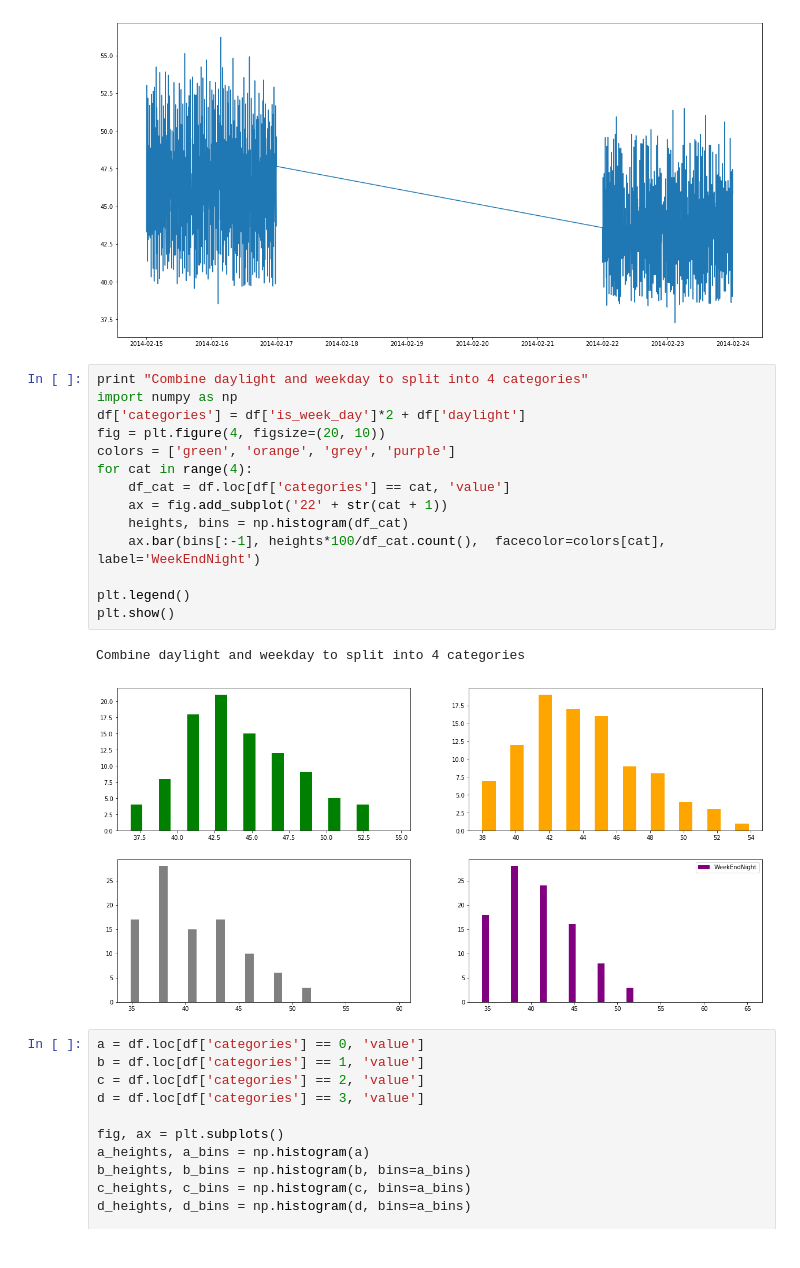
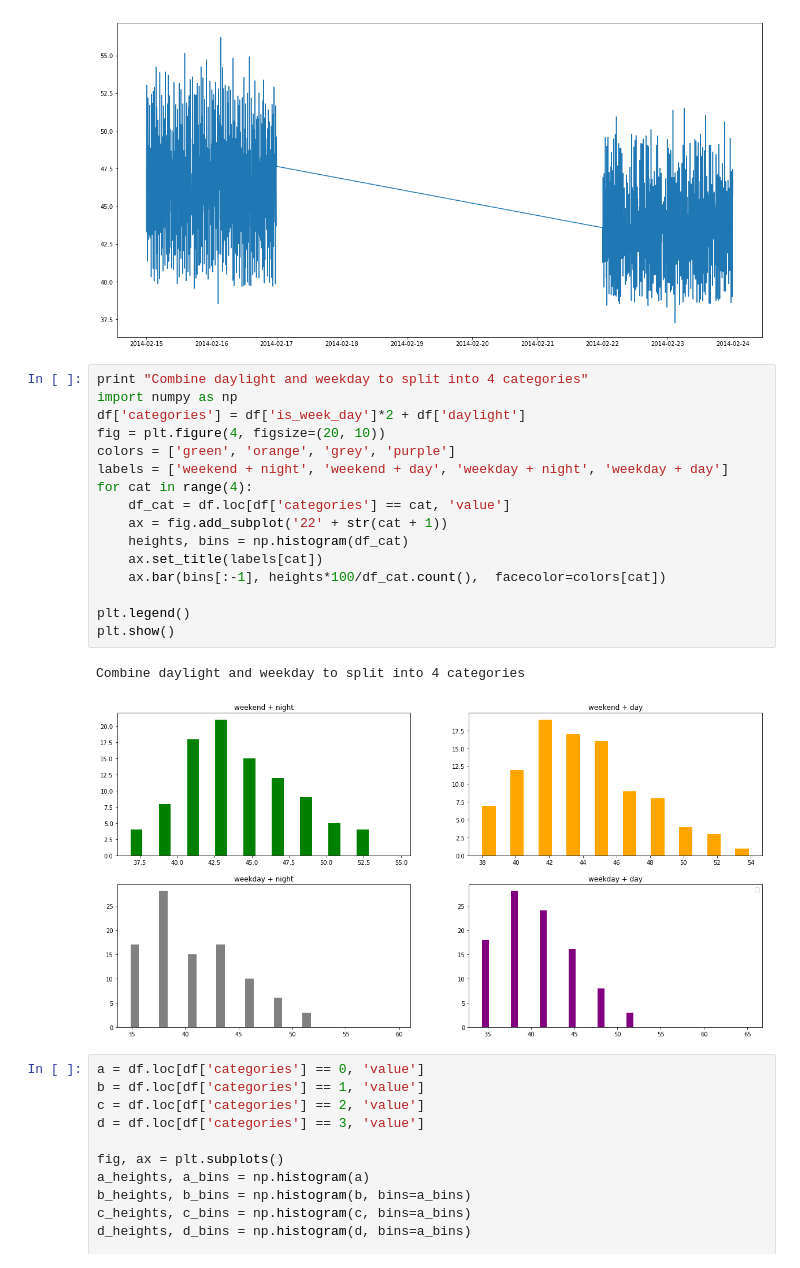
Before and after one commit to telenovelachuan/dream_of_anomalies, a Jupyter notebook: notebooks/1_feature_exploring.ipynb, the cells around one changed output. Drawn from its saved outputs; the diff is of its cells as text.

```diff
--- a/notebooks/1_feature_exploring.ipynb
+++ b/notebooks/1_feature_exploring.ipynb
@@ -61,20 +58,22 @@ plot values during weekends
 # %%
 print "Combine daylight and weekday to split into 4 categories"
 import numpy as np
 df['categories'] = df['is_week_day']*2 + df['daylight']
 fig = plt.figure(4, figsize=(20, 10))
 colors = ['green', 'orange', 'grey', 'purple']
+labels = ['weekend + night', 'weekend + day', 'weekday + night', 'weekday + day']
 for cat in range(4):
     df_cat = df.loc[df['categories'] == cat, 'value']
     ax = fig.add_subplot('22' + str(cat + 1))
     heights, bins = np.histogram(df_cat)
-    ax.bar(bins[:-1], heights*100/df_cat.count(),  facecolor=colors[cat], label='WeekEndNight')
+    ax.set_title(labels[cat])
+    ax.bar(bins[:-1], heights*100/df_cat.count(),  facecolor=colors[cat])
 
 plt.legend()
 plt.show()
 # %% [output]
 Combine daylight and weekday to split into 4 categories
-[figure, old version]
+[figure, new version]
 # %%
 a = df.loc[df['categories'] == 0, 'value']
 b = df.loc[df['categories'] == 1, 'value']
```
Also changed, not shown: parts of 2 cells of this notebook, 4 other files.
